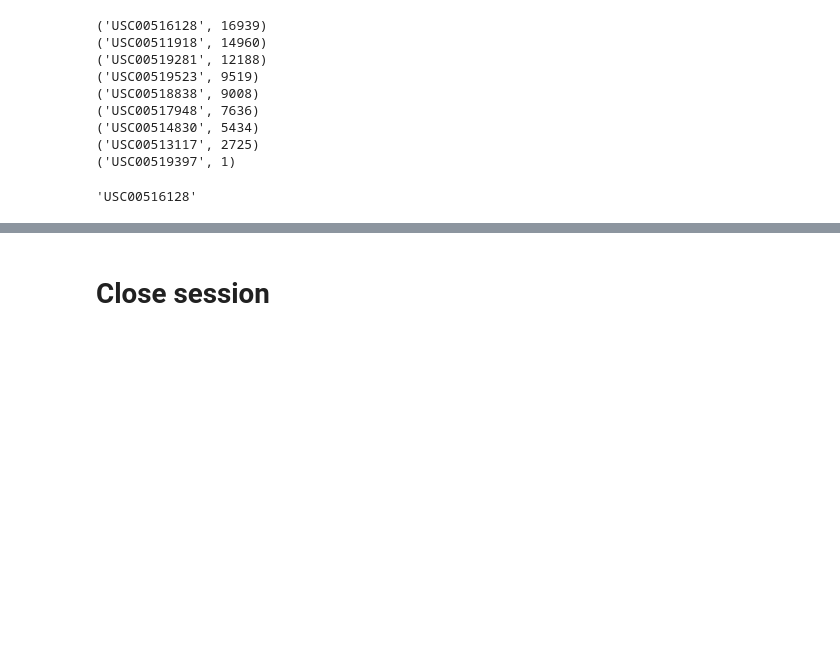
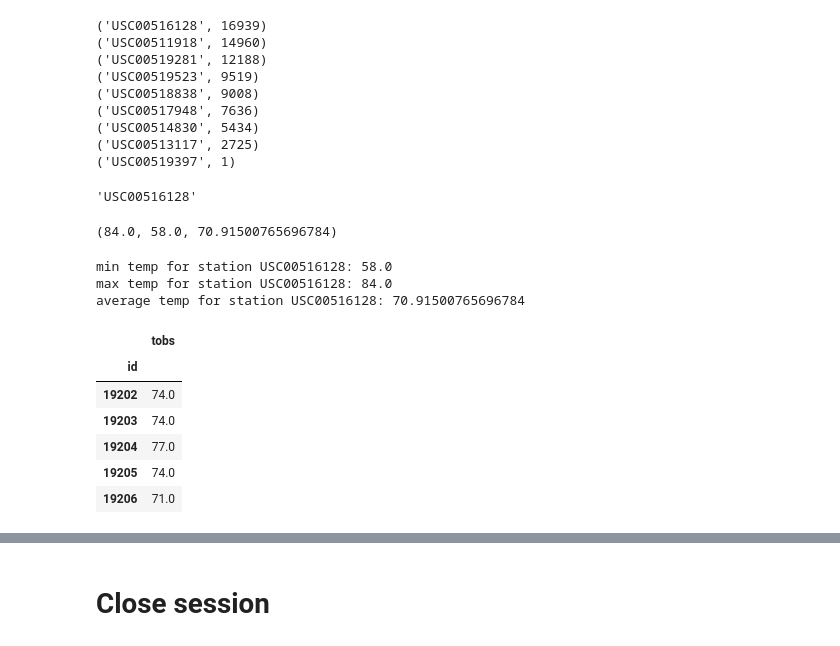
Before and after one commit to sarahDH615/sqlalchemy-challenge, a Jupyter notebook: climate_starter.ipynb, the cells around one changed output, grey strips where cells are left out. Saved outputs shown, nothing was run; the diff lists cells and outputs as text; code cells hidden in the pictures; blank space fills up the shorter version.

```diff
--- a/climate_starter.ipynb
+++ b/climate_starter.ipynb
@@ -227,3 +225,36 @@ most_active_station_id
+# %%
+from statistics import mean
+list_of_temps = []
+for row in session.query(Measurement.tobs).filter(Measurement.station == most_active_station_id):
+    list_of_temps.append(row[0])
+max(list_of_temps), min(list_of_temps), mean(list_of_temps)
+# %% [output]
+(84.0, 58.0, 70.91500765696784)
+# %%
+# Using the most active station id from the previous query, calculate the lowest, highest, and average temperature.
+max_temp = session.query(func.max(Measurement.tobs), Measurement.station).filter(Measurement.station == most_active_station_id).scalar()
+min_temp = session.query(func.min(Measurement.tobs), Measurement.station).filter(Measurement.station == most_active_station_id).scalar()
+avg_temp = session.query(func.avg(Measurement.tobs), Measurement.station).filter(Measurement.station == most_active_station_id).scalar()
+
+print(f'min temp for station {most_active_station_id}: {min_temp}')
+print(f'max temp for station {most_active_station_id}: {max_temp}')
+print(f'average temp for station {most_active_station_id}: {avg_temp}')
+# %% [output]
+min temp for station USC00516128: 58.0
+max temp for station USC00516128: 84.0
+average temp for station USC00516128: 70.91500765696784
 # %%
 # Using the most active station id
 # Query the last 12 months of temperature observation data for this station and plot the results as a histogram
+
+df = pd.DataFrame(session.query(Measurement.tobs, Measurement.id).filter(Measurement.date >= year_before).filter(Measurement.station==most_active_station_id))
+df.set_index('id', inplace=True)
+df.head()
+# %% [output]
+|  | tobs |
+| id |  |
+| 19202 | 74.0 |
+| 19203 | 74.0 |
+| 19204 | 77.0 |
+| 19205 | 74.0 |
+| 19206 | 71.0 |
```
Also changed, not shown: parts of 5 cells of this notebook.
